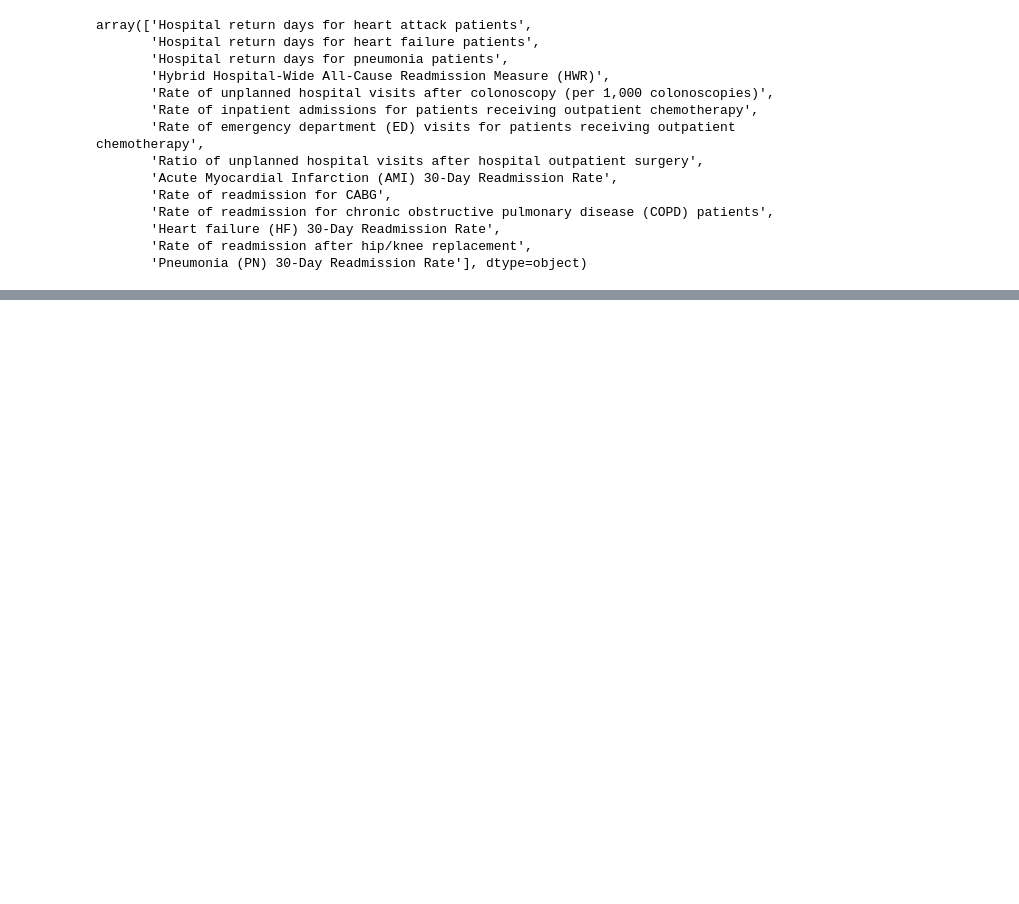
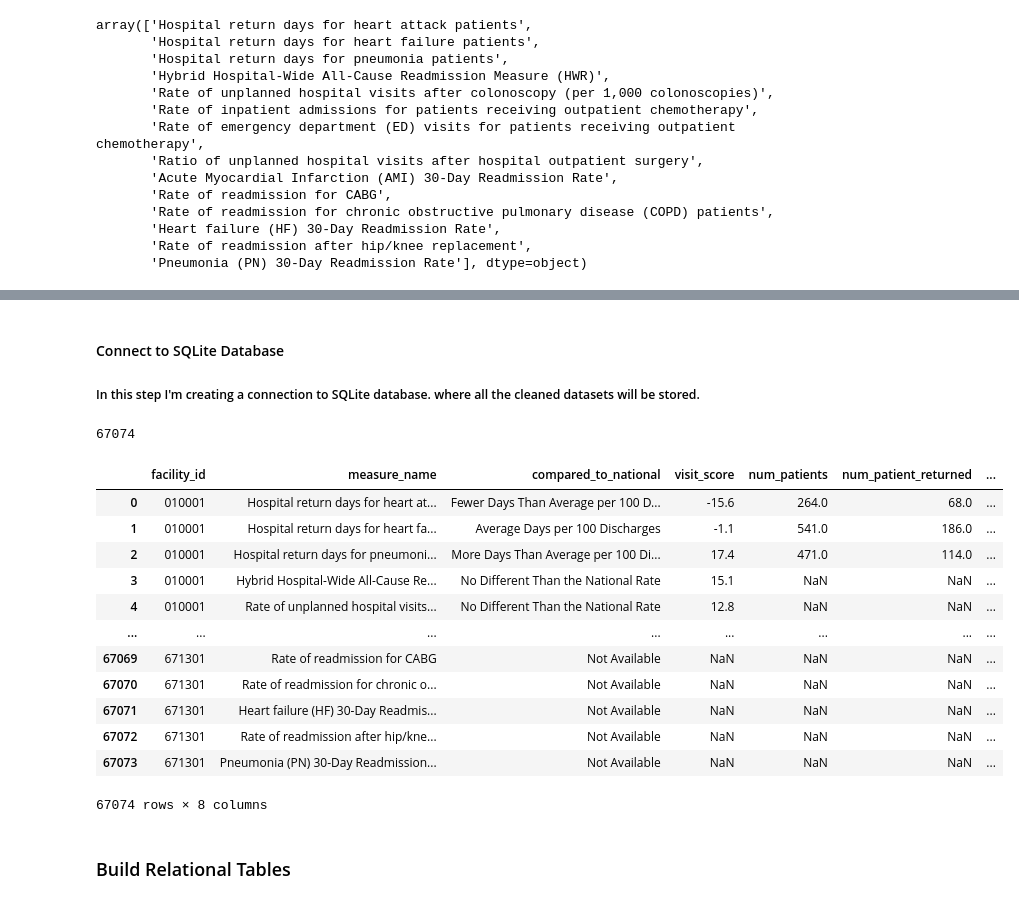
Before and after one commit to Archana-sth/hospital-performance-analysis, a Jupyter notebook: Notebook/hospital_performance_analysis.ipynb, the cells around one changed output, grey strips where cells are left out. Drawn from its saved outputs; the diff is of its cells as text; code cells hidden in the pictures; blank space fills up the shorter version.

Commit message:
Created SQLite database and removed nested repository

```diff
--- a/Notebook/hospital_performance_analysis.ipynb
+++ b/Notebook/hospital_performance_analysis.ipynb
@@ -561,0 +584,35 @@ array(['Fewer Days Than Average per 100 Discharges',
+# %% [markdown]
+#### Connect to SQLite Database
+##### In this step I'm creating a connection to SQLite database. where all the cleaned datasets will be stored.
+# %%
+# Creating connection
+connection = sqlite3.connect("../data/hospital_performance.db")
+cursor = connection.cursor()
+
+# Loading Cleaned datasets into SQL database as seperate tables.
+hospital_info.to_sql('hospital_info', connection, if_exists='replace', index=False)
+medicare_data.to_sql('medicare_spending', connection, if_exists='replace', index=False)
+unplanned_visit_data.to_sql('unplanned_visits', connection, if_exists='replace', index=False)
+# %% [output]
+67074
+# %%
+# varifying the tables to confirm the database is successfully created.
+pd.read_sql("SELECT * FROM hospital_info", connection)
+pd.read_sql("SELECT * FROM medicare_spending", connection)
+pd.read_sql("SELECT * FROM unplanned_visits ", connection)
+# %% [output]
+|  | facility_id | measure_name | compared_to_national | visit_score | num_patients | num_patient_returned | ... |
+| 0 | 010001 | Hospital return days for heart at... | Fewer Days Than Average per 100 D... | -15.6 | 264.0 | 68.0 | ... |
+| 1 | 010001 | Hospital return days for heart fa... | Average Days per 100 Discharges | -1.1 | 541.0 | 186.0 | ... |
+| 2 | 010001 | Hospital return days for pneumoni... | More Days Than Average per 100 Di... | 17.4 | 471.0 | 114.0 | ... |
+| 3 | 010001 | Hybrid Hospital-Wide All-Cause Re... | No Different Than the National Rate | 15.1 | NaN | NaN | ... |
+| 4 | 010001 | Rate of unplanned hospital visits... | No Different Than the National Rate | 12.8 | NaN | NaN | ... |
+| ... | ... | ... | ... | ... | ... | ... | ... |
+| 67069 | 671301 | Rate of readmission for CABG | Not Available | NaN | NaN | NaN | ... |
+| 67070 | 671301 | Rate of readmission for chronic o... | Not Available | NaN | NaN | NaN | ... |
+| 67071 | 671301 | Heart failure (HF) 30-Day Readmis... | Not Available | NaN | NaN | NaN | ... |
+| 67072 | 671301 | Rate of readmission after hip/kne... | Not Available | NaN | NaN | NaN | ... |
+| 67073 | 671301 | Pneumonia (PN) 30-Day Readmission... | Not Available | NaN | NaN | NaN | ... |
+67074 rows × 8 columns
+# %% [markdown]
+### Build Relational Tables
```
Also changed, not shown: parts of 7 cells of this notebook, 1 other file.
